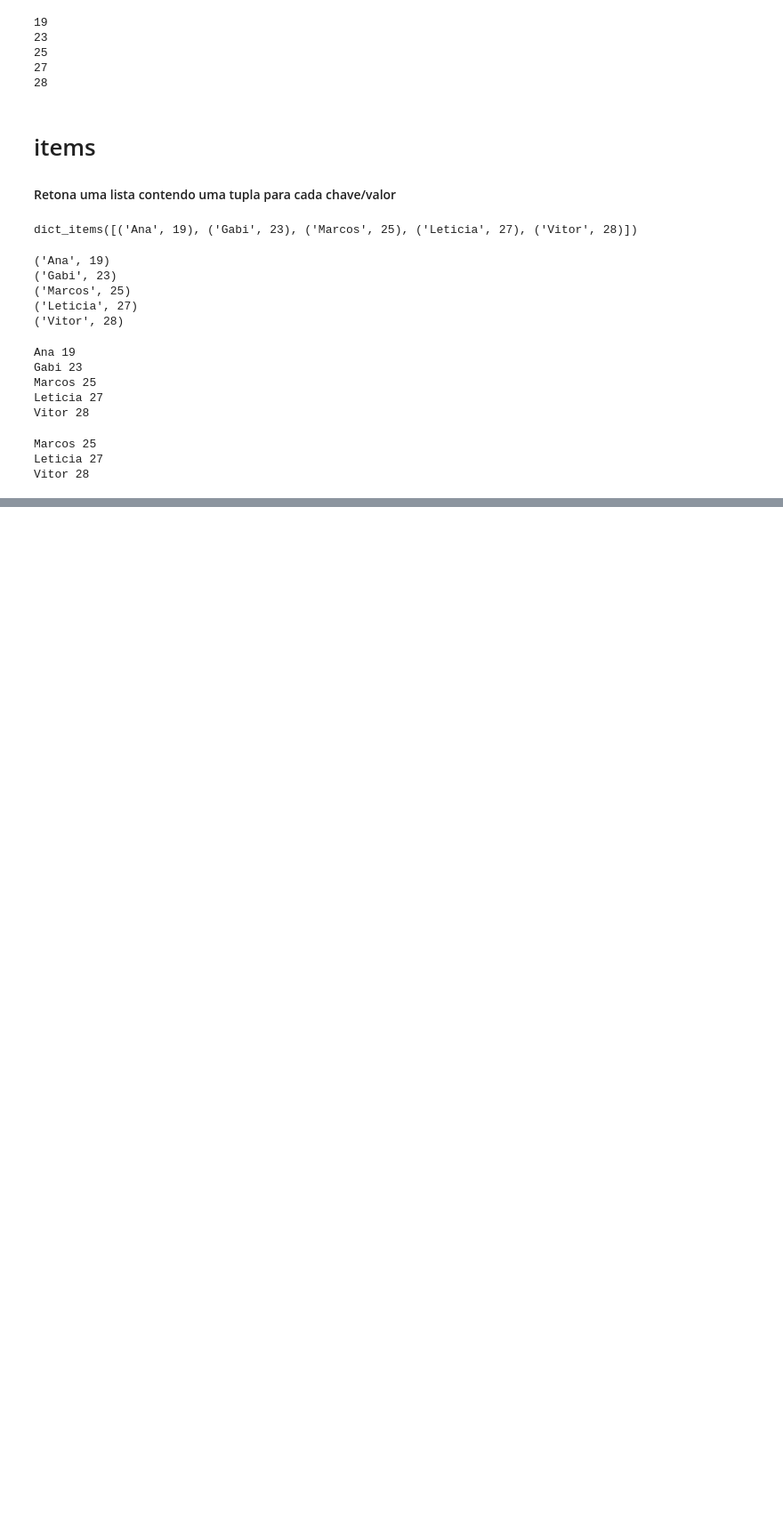
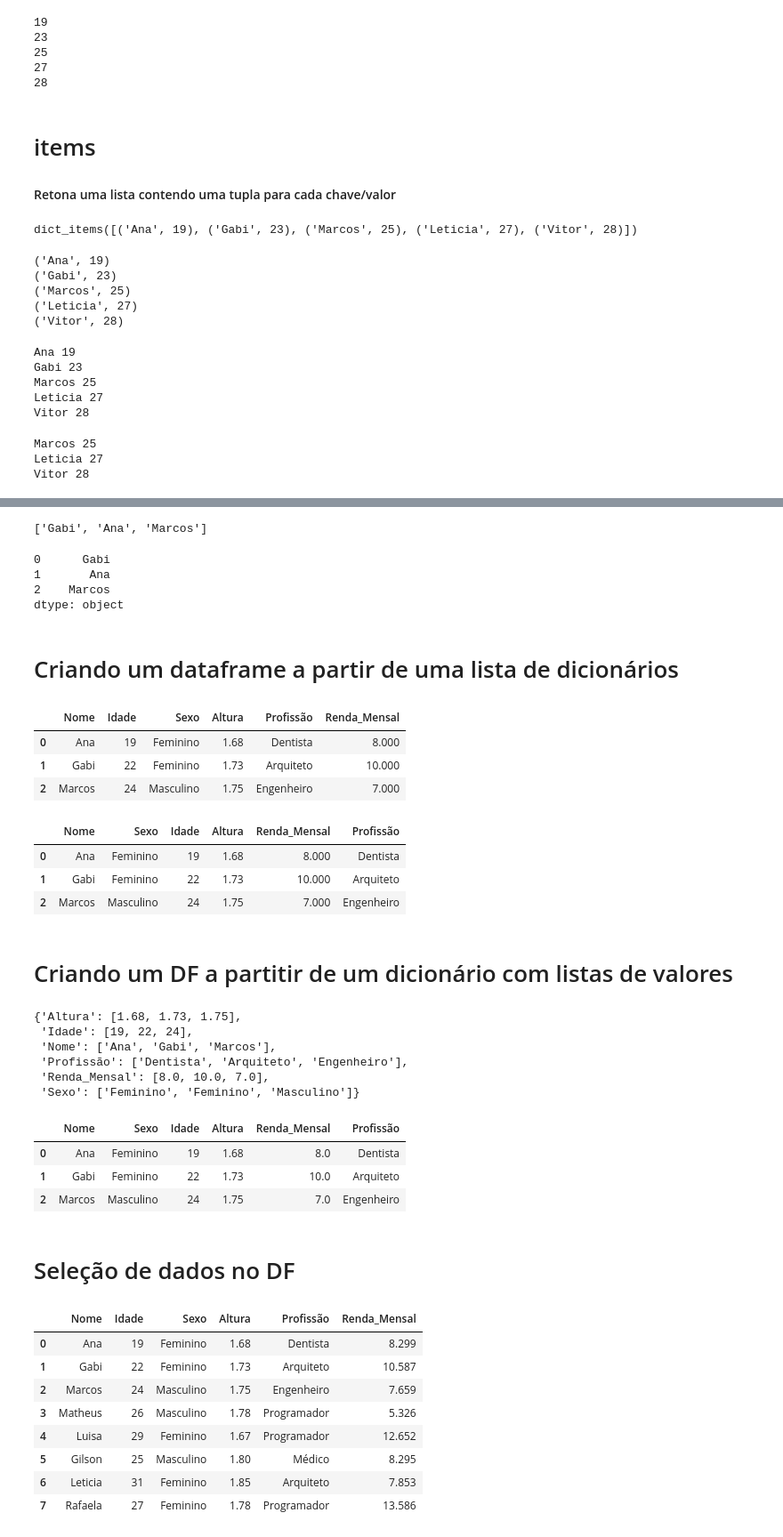
Before and after one commit to Olivierah/Pandas-Package, a Jupyter notebook: Python_para_Data_Science_Introdução_ao__Pandas.ipynb, the cells around one changed output, grey strips where cells are left out. Shown at 89% size. Cells and saved outputs as stored; diff of their text form; code cells hidden in the pictures; blank space fills up the shorter version.

```diff
--- a/Python_para_Data_Science_Introdução_ao__Pandas.ipynb
+++ b/Python_para_Data_Science_Introdução_ao__Pandas.ipynb
@@ -668,0 +675,17 @@ Vitor 28
+# %%
+nomes = ['Gabi', 'Ana', 'Marcos']
+nomes
+# %% [output]
+['Gabi', 'Ana', 'Marcos']
+# %%
+# Utilizando o 'pd.Series' você transforma uma lista em uma Series
+# Lembrando que o Pandas assume que strings são do tipo object
+
+pd.Series(nomes)
+# %% [output]
+0      Gabi
+1       Ana
+2    Marcos
+dtype: object
+# %% [markdown]
+# Criando um dataframe a partir de uma lista de dicionários
@@ -668,0 +696,59 @@ Vitor 28
+# %%
+# Como estamos utilizando dicionários, as chaves (keys) são atribuídas automáticamente ao nome das colunas.
+
+info_DF = pd.DataFrame(info)
+info_DF
+# %% [output]
+|  | Nome | Idade | Sexo | Altura | Profissão | Renda_Mensal |
+| 0 | Ana | 19 | Feminino | 1.68 | Dentista | 8.000 |
+| 1 | Gabi | 22 | Feminino | 1.73 | Arquiteto | 10.000 |
+| 2 | Marcos | 24 | Masculino | 1.75 | Engenheiro | 7.000 |
+# %%
+# Para modificar a ordem das colunas de forma simples, basta chamar o dataframe e abrir dois colchetes passando os nomes na ordem que deseja.
+
+info_DF[['Nome', 'Sexo', 'Idade','Altura','Renda_Mensal','Profissão']]
+# %% [output]
+|  | Nome | Sexo | Idade | Altura | Renda_Mensal | Profissão |
+| 0 | Ana | Feminino | 19 | 1.68 | 8.000 | Dentista |
+| 1 | Gabi | Feminino | 22 | 1.73 | 10.000 | Arquiteto |
+| 2 | Marcos | Masculino | 24 | 1.75 | 7.000 | Engenheiro |
+# %% [markdown]
+# Criando um DF a partitir de um dicionário com listas de valores
+# %%
+new_Info = {'Nome':['Ana','Gabi','Marcos'],
+            'Sexo':['Feminino','Feminino','Masculino'],
+            'Idade':[19,22,24],
+            'Altura':[1.68,1.73,1.75],
+            'Renda_Mensal':[8.000,10.000,7.000],
+            'Profissão':['Dentista','Arquiteto','Engenheiro']}
+new_Info
+# %% [output]
+{'Altura': [1.68, 1.73, 1.75],
+ 'Idade': [19, 22, 24],
+ 'Nome': ['Ana', 'Gabi', 'Marcos'],
+ 'Profissão': ['Dentista', 'Arquiteto', 'Engenheiro'],
+ 'Renda_Mensal': [8.0, 10.0, 7.0],
+ 'Sexo': ['Feminino', 'Feminino', 'Masculino']}
+# %%
+new_Info_DF = pd.DataFrame(new_Info)
+new_Info_DF
+# %% [output]
+|  | Nome | Sexo | Idade | Altura | Renda_Mensal | Profissão |
+| 0 | Ana | Feminino | 19 | 1.68 | 8.0 | Dentista |
+| 1 | Gabi | Feminino | 22 | 1.73 | 10.0 | Arquiteto |
+| 2 | Marcos | Masculino | 24 | 1.75 | 7.0 | Engenheiro |
+# %% [markdown]
+# Seleção de dados no DF
+# %%
+dados_Info = pd.read_csv('Dados_Pessoas.csv')
+dados_Info
+# %% [output]
+|  | Nome | Idade | Sexo | Altura | Profissão | Renda_Mensal |
+| 0 | Ana | 19 | Feminino | 1.68 | Dentista | 8.299 |
+| 1 | Gabi | 22 | Feminino | 1.73 | Arquiteto | 10.587 |
+| 2 | Marcos | 24 | Masculino | 1.75 | Engenheiro | 7.659 |
+| 3 | Matheus | 26 | Masculino | 1.78 | Programador | 5.326 |
+| 4 | Luisa | 29 | Feminino | 1.67 | Programador | 12.652 |
+| 5 | Gilson | 25 | Masculino | 1.80 | Médico | 8.295 |
+| 6 | Leticia | 31 | Feminino | 1.85 | Arquiteto | 7.853 |
+| 7 | Rafaela | 27 | Feminino | 1.78 | Programador | 13.586 |
```
Also changed, not shown: parts of 5 cells of this notebook.
